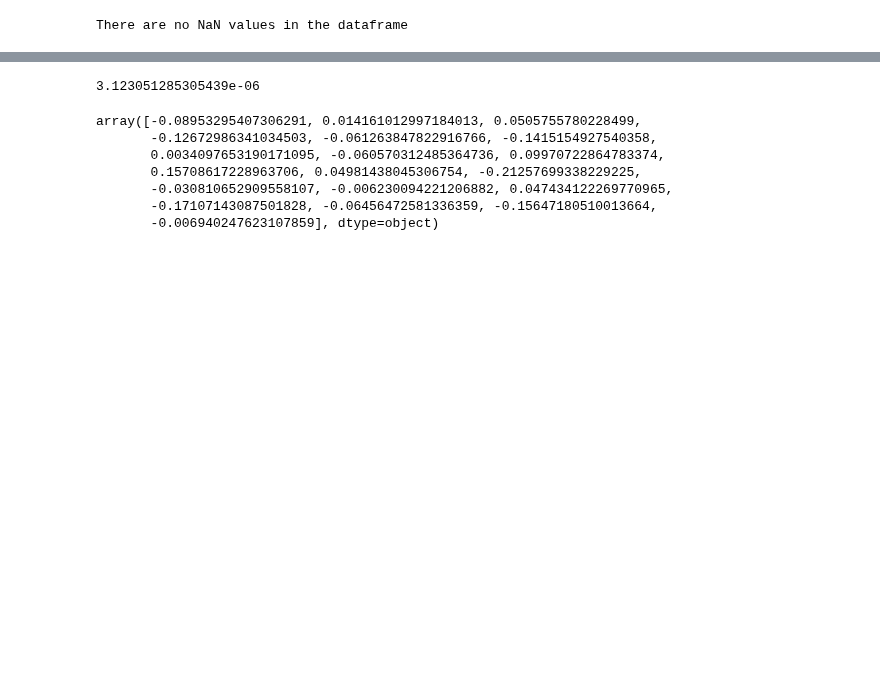
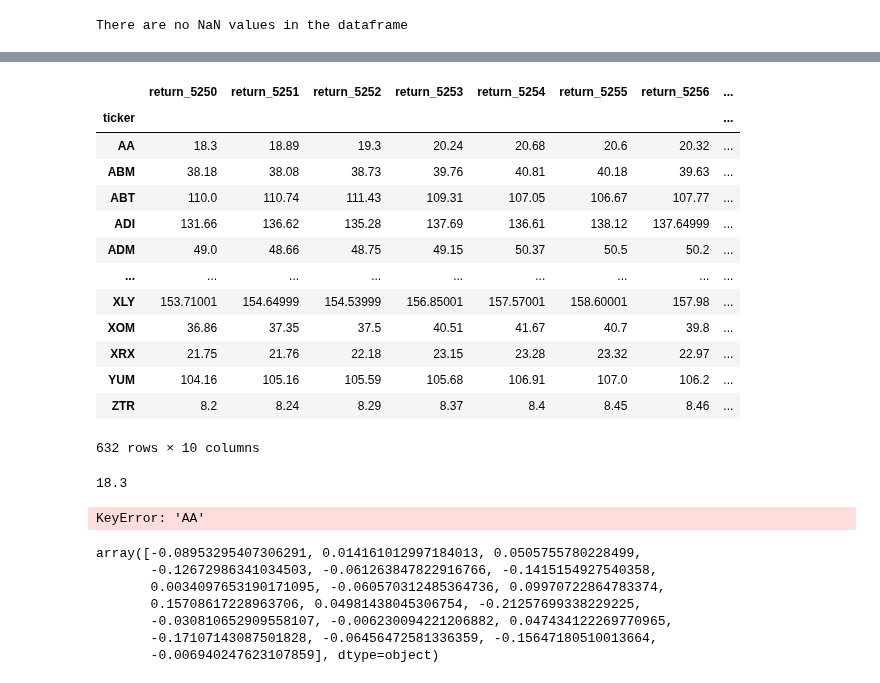
Before and after one commit to MohamedKeteb/Portfolio_clustering_project, a Jupyter notebook: Code/january.ipynb, the cells around one changed output, grey strips where cells are left out. Cells and saved outputs as stored; diff of their text form; code cells hidden in the pictures; blank space fills up the shorter version.

Commit message:
update portfolio_returns

```diff
--- a/Code/january.ipynb
+++ b/Code/january.ipynb
@@ -66,19 +78,42 @@ ValueError: could not broadcast input array from shape (250,) into shape (10,)
 # %%
-
-
-
 ## we first get the open and close values for each stock
 open = pd.DataFrame(index = df_cleaned.index, columns=df_cleaned.columns[lookback_window[1]:lookback_window[1] + evaluation_window])
 close = pd.DataFrame(index = df_cleaned.index, columns=df_cleaned.columns[lookback_window[1]:lookback_window[1] + evaluation_window])
 
 for stock in open.index:
     open.loc[stock, :] = df.loc[stock, 'open'][lookback_window[1]:lookback_window[1] + evaluation_window]
     close.loc[stock, :] = df.loc[stock, 'close'][lookback_window[1]:lookback_window[1] + evaluation_window]
 
 portfolio_returns = pd.DataFrame(index=open.columns, columns=['portfolio return'], data=np.zeros(len(open.columns)))
-stock = 'AA'
-returns = 'return_5250'
-open.loc[stock, returns]
-consolidated_W.loc[stock, 'weight']
+
+open
 # %% [output]
+|  | return_5250 | return_5251 | return_5252 | return_5253 | return_5254 | return_5255 | return_5256 | ... |
+| ticker |  |  |  |  |  |  |  | ... |
+| AA | 18.3 | 18.89 | 19.3 | 20.24 | 20.68 | 20.6 | 20.32 | ... |
+| ABM | 38.18 | 38.08 | 38.73 | 39.76 | 40.81 | 40.18 | 39.63 | ... |
+| ABT | 110.0 | 110.74 | 111.43 | 109.31 | 107.05 | 106.67 | 107.77 | ... |
+| ADI | 131.66 | 136.62 | 135.28 | 137.69 | 136.61 | 138.12 | 137.64999 | ... |
+| ADM | 49.0 | 48.66 | 48.75 | 49.15 | 50.37 | 50.5 | 50.2 | ... |
+| ... | ... | ... | ... | ... | ... | ... | ... | ... |
+| XLY | 153.71001 | 154.64999 | 154.53999 | 156.85001 | 157.57001 | 158.60001 | 157.98 | ... |
+| XOM | 36.86 | 37.35 | 37.5 | 40.51 | 41.67 | 40.7 | 39.8 | ... |
+| XRX | 21.75 | 21.76 | 22.18 | 23.15 | 23.28 | 23.32 | 22.97 | ... |
+| YUM | 104.16 | 105.16 | 105.59 | 105.68 | 106.91 | 107.0 | 106.2 | ... |
+| ZTR | 8.2 | 8.24 | 8.29 | 8.37 | 8.4 | 8.45 | 8.46 | ... |
-3.123051285305439e-06
+632 rows × 10 columns
+# %%
+open['return_5250']['AA']
+# %% [output]
+18.3
+# %%
+for returns in portfolio_return.index:
+    op, cl = 0, 0
+
+    for stocks in consolidated_W.index:
+        op += open[returns][stocks] * consolidated_W.loc[stocks, 'weight']
+        cl += close[returns][stocks] * consolidated_W.loc[stocks, 'weight']
+
+    portfolio_returns.loc[returns, 'portfolio return'] = (cl - op) / op
+# %% [output]
+KeyError: 'AA'
```
Also changed, not shown: parts of 3 cells of this notebook, 1 other file.
